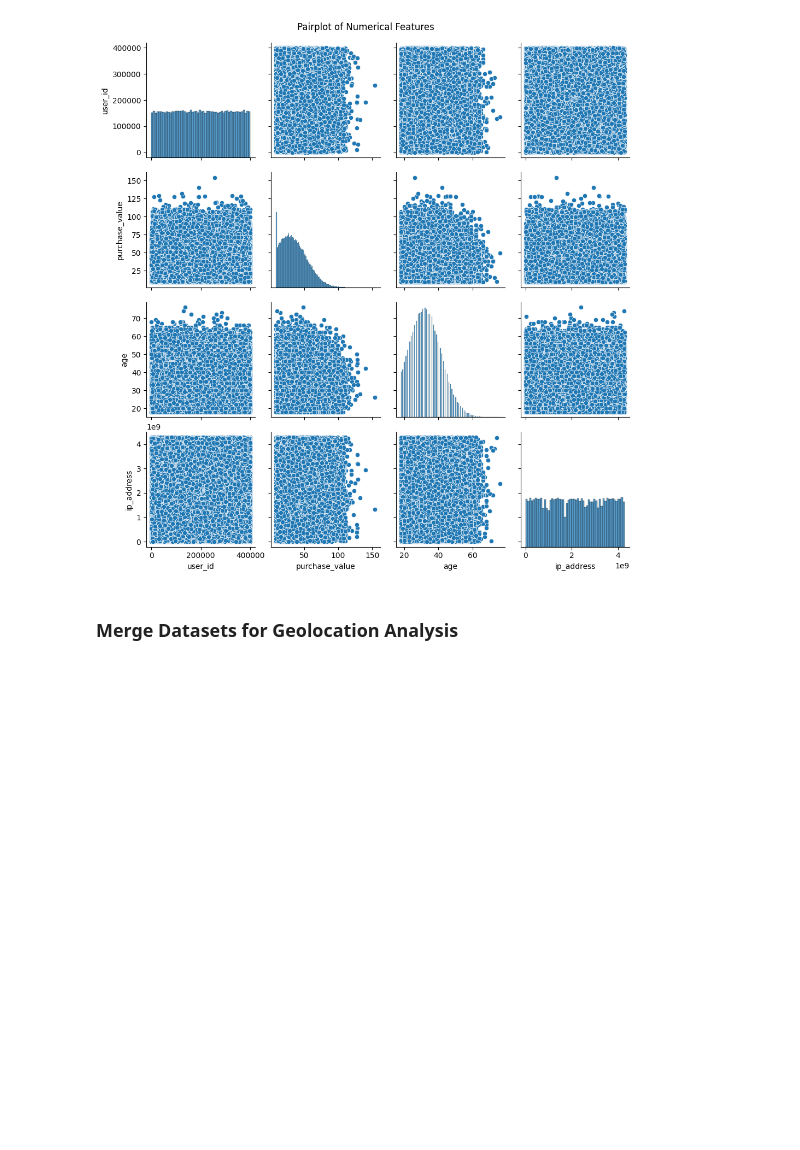
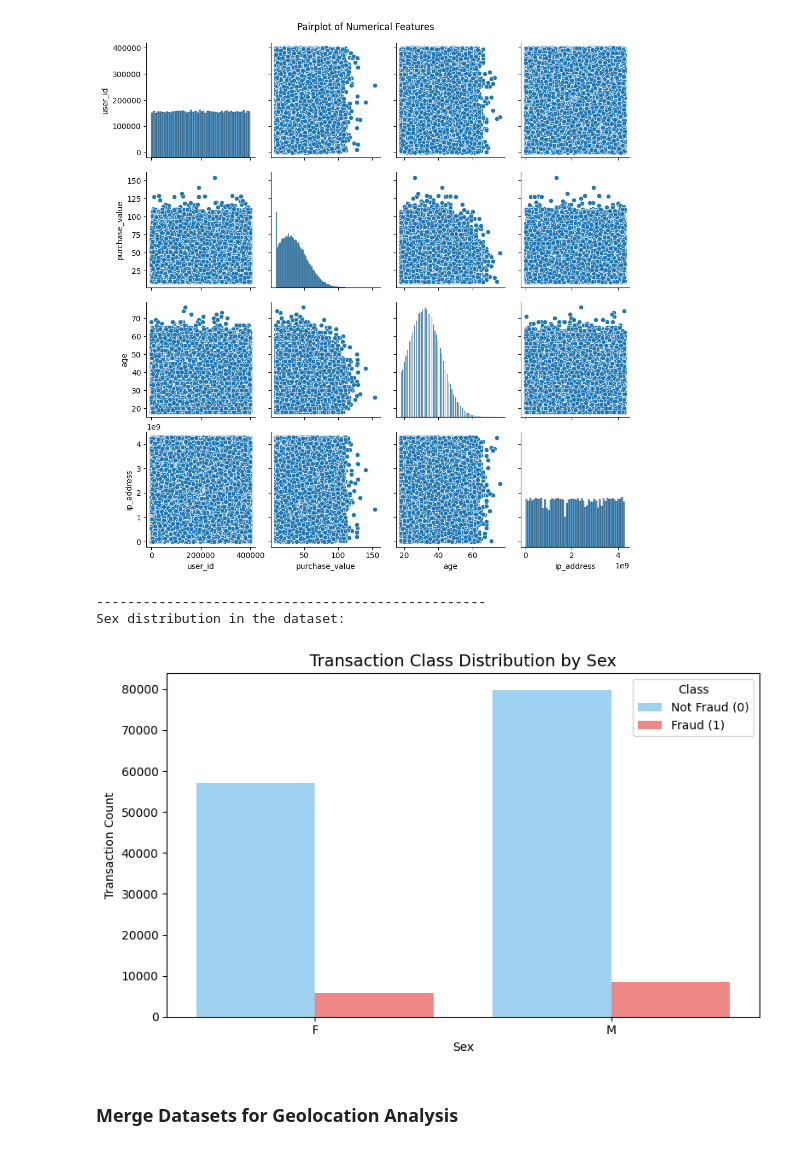
Before and after one commit to chalasimon/Fraud-detection-for-e-commerce-and-bank-credit, a Jupyter notebook: notebooks/data_analysis.ipynb, the cells around one changed output. Saved outputs shown, nothing was run; the diff lists cells and outputs as text; code cells hidden in the pictures; blank space fills up the shorter version.

Commit message:
feat: sex distribution over class done

```diff
--- a/notebooks/data_analysis.ipynb
+++ b/notebooks/data_analysis.ipynb
@@ -193,6 +193,15 @@ Frequency analysis of signup_time and purchase_time: by month and hour
 visualizer.bivariate_analysis()
 # %% [output]
 [figure]
+# %%
+# class distribution over sex
+print(50*"-")
+print("Sex distribution in the dataset:")
+visualizer.class_distribution_over_sex()
+# %% [output]
+--------------------------------------------------
+Sex distribution in the dataset:
+[figure, added]
 # %% [markdown]
 ### Merge Datasets for Geolocation Analysis
 # %%
```
Also changed, not shown: parts of 1 cell of this notebook, 1 other file.
